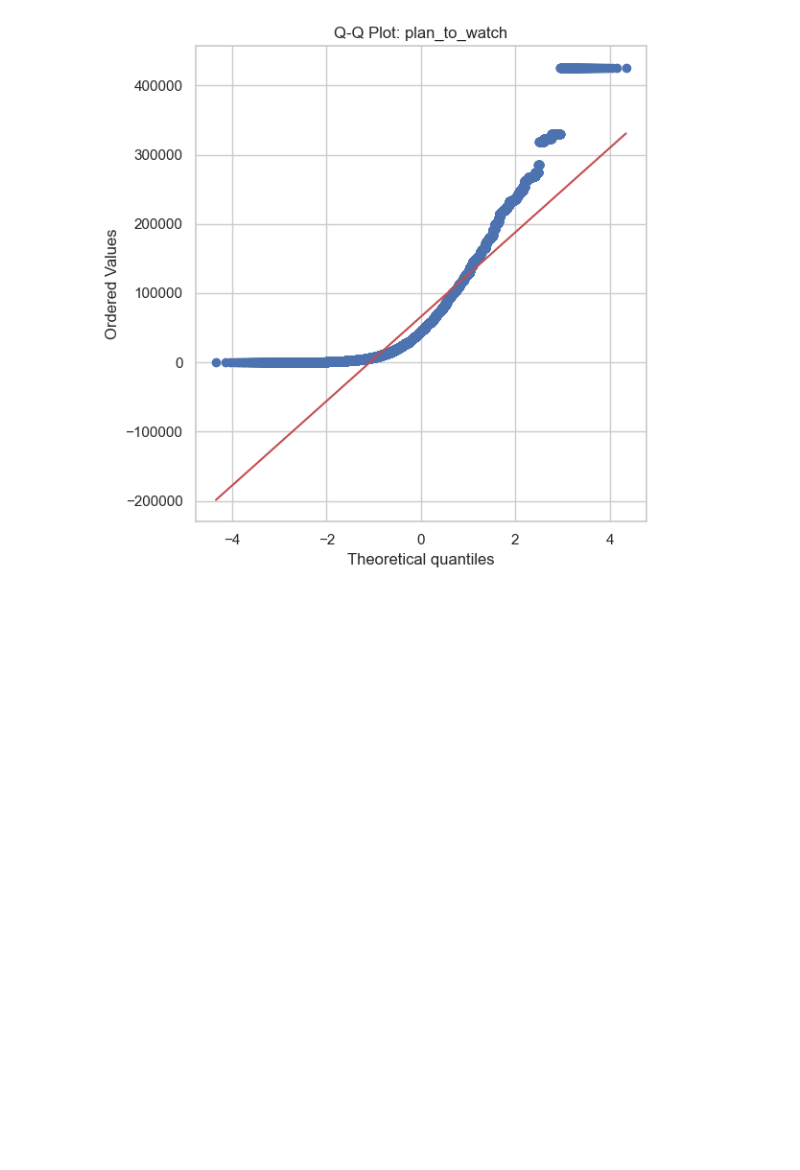
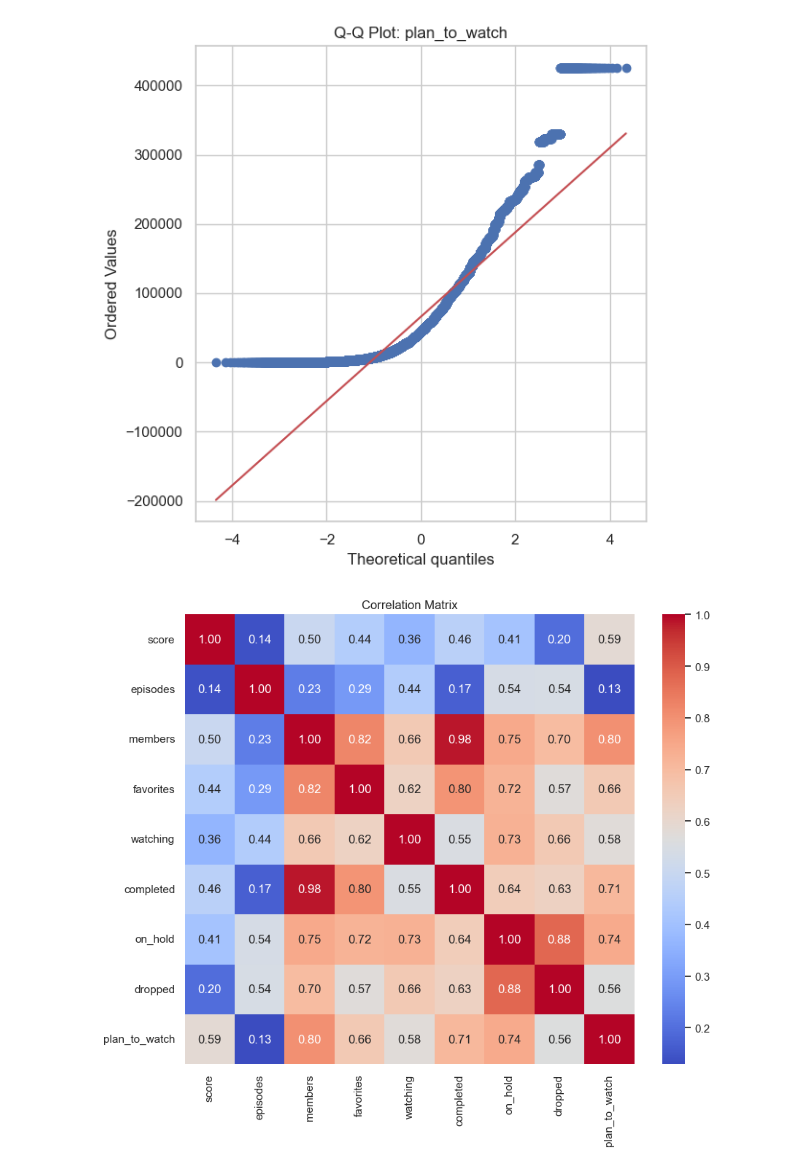
Before and after one commit to Nubily44/CD_EP, a Jupyter notebook: analise_exploratoria.ipynb, the cells around one changed output. Cells and saved outputs as stored; diff of their text form; code cells hidden in the pictures; blank space fills up the shorter version.

Commit message:
heatmap corr

```diff
--- a/analise_exploratoria.ipynb
+++ b/analise_exploratoria.ipynb
@@ -226,3 +206,23 @@ for col in numeric_analysis_cols:
 [figure]
 [figure]
 [figure]
+# %%
+df_corr = df.select(numeric_analysis_cols).drop_nulls()
+
+# Convert to pandas (needed for heatmap plotting)
+corr = df_corr.to_pandas().corr()
+
+# Heatmap
+plt.figure(figsize=(10, 8))
+sns.heatmap(
+    corr,
+    annot=True,
+    cmap="coolwarm",
+    fmt=".2f",
+    square=True
+)
+
+plt.title("Correlation Matrix")
+plt.show()
+# %% [output]
+[figure, added]
```
Also changed, not shown: parts of 2 cells of this notebook.
